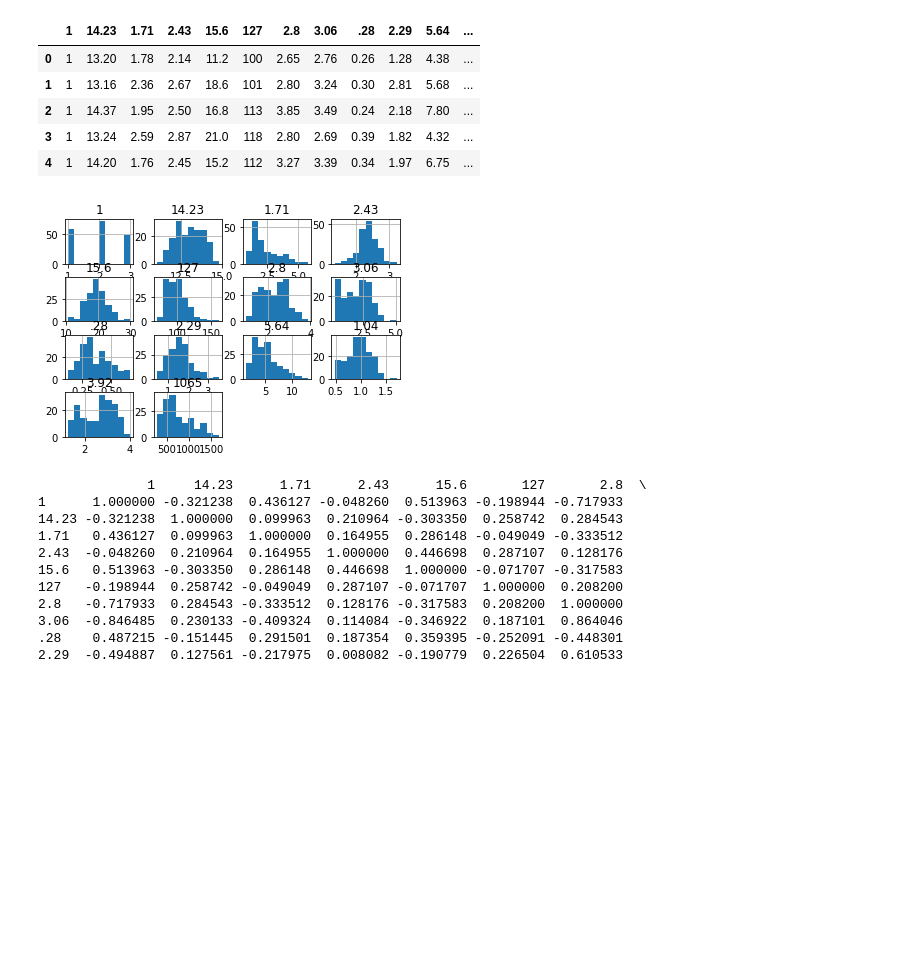
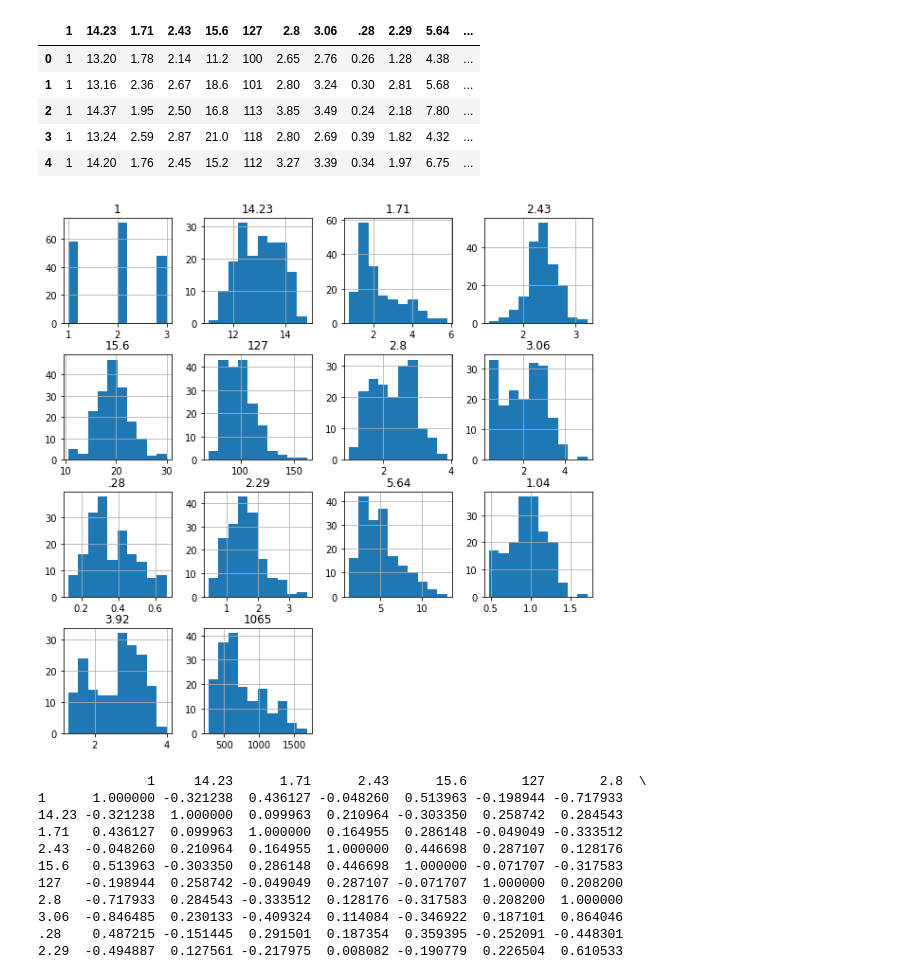
Before and after one commit to LQMinh528/AI, a Jupyter notebook: W7_Machine_Learning_wine_data.ipynb, the cells around one changed output. Saved outputs shown, nothing was run; the diff lists cells and outputs as text; code cells hidden in the pictures; blank space fills up the shorter version.

```diff
--- a/W7_Machine_Learning_wine_data.ipynb
+++ b/W7_Machine_Learning_wine_data.ipynb
@@ -19,10 +19,10 @@ data.head()
 | 3 | 1 | 13.24 | 2.59 | 2.87 | 21.0 | 118 | 2.80 | 2.69 | 0.39 | 1.82 | 4.32 | ... |
 | 4 | 1 | 14.20 | 1.76 | 2.45 | 15.2 | 112 | 3.27 | 3.39 | 0.34 | 1.97 | 6.75 | ... |
 # %%
-data.hist()
+data.hist(figsize = (10,10))
 plt.show()
 # %% [output]
-[figure, old version]
+[figure, new version]
 # %%
 correlation=data.corr()
 print(correlation)
```
Also changed, not shown: parts of 1 cell of this notebook.
